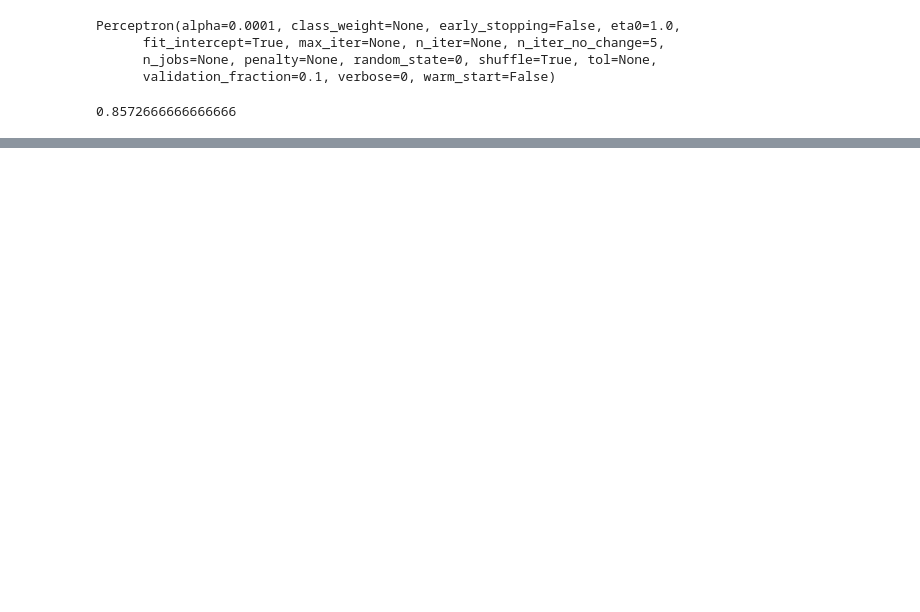
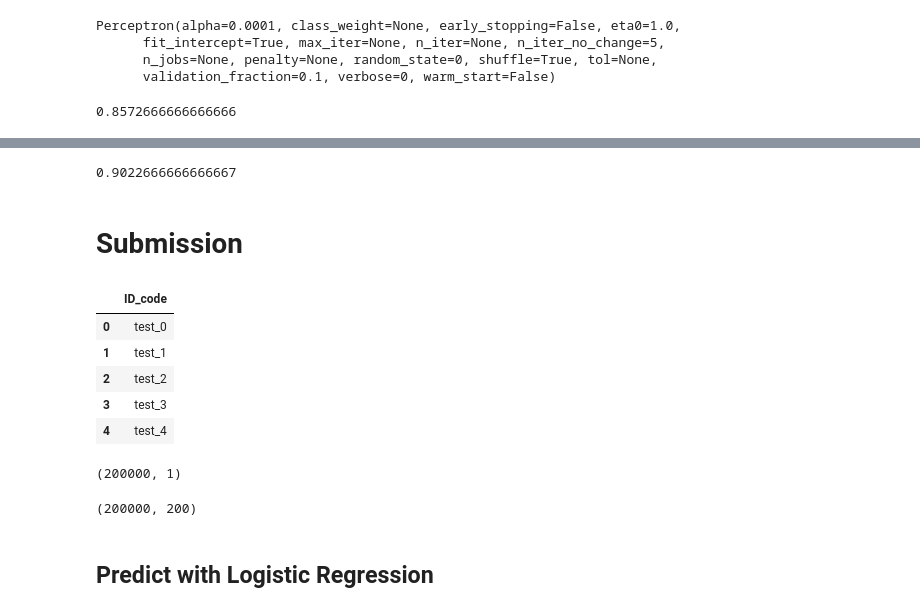
Before and after one commit to lucasdasilvac/python-machine-learning, a Jupyter notebook: Santander Customer Transaction Prediction/Santander Customer Transaction Prediction.ipynb, the cells around one changed output, grey strips where cells are left out. Cells and saved outputs as stored; diff of their text form; code cells hidden in the pictures; blank space fills up the shorter version.

```diff
--- a/Santander Customer Transaction Prediction/Santander Customer Transaction Prediction.ipynb
+++ b/Santander Customer Transaction Prediction/Santander Customer Transaction Prediction.ipynb
@@ -3,7 +3,7 @@
 # %%
 import os
 # %%
-PATH="C:/Users/Lucas/Documents/python-machine-learning/Santander Customer Transaction Prediction/data/"
+PATH="C:/Users/Lucas/Documents/GitHub/python-machine-learning/Santander Customer Transaction Prediction/data/"
 os.listdir(PATH)
 # %% [output]
 ['sample_submission.csv', 'test.csv', 'train.csv']
@@ -245,0 +348,21 @@ accuracy(y_test, y_pred)
+# %%
+accuracy(y_test, y_pred)
+# %% [output]
+0.9022666666666667
+# %% [markdown]
+# Submission
+# %%
+sub_df = pd.DataFrame({"ID_code": test_df["ID_code"].values})
+# %%
+sub_df.head()
+# %% [output]
+|  | ID_code |
+| 0 | test_0 |
+| 1 | test_1 |
+| 2 | test_2 |
+| 3 | test_3 |
+| 4 | test_4 |
+# %%
+sub_df.shape
+# %% [output]
+(200000, 1)
@@ -245,0 +373,6 @@ accuracy(y_test, y_pred)
+# %%
+X_.shape
+# %% [output]
+(200000, 200)
+# %% [markdown]
+## Predict with Logistic Regression
```
Also changed, not shown: parts of 41 cells of this notebook.
